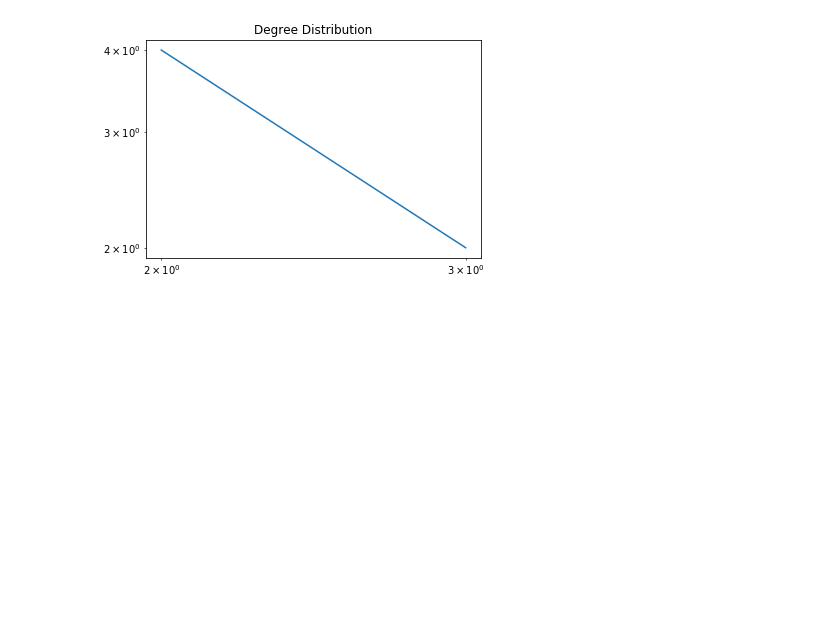
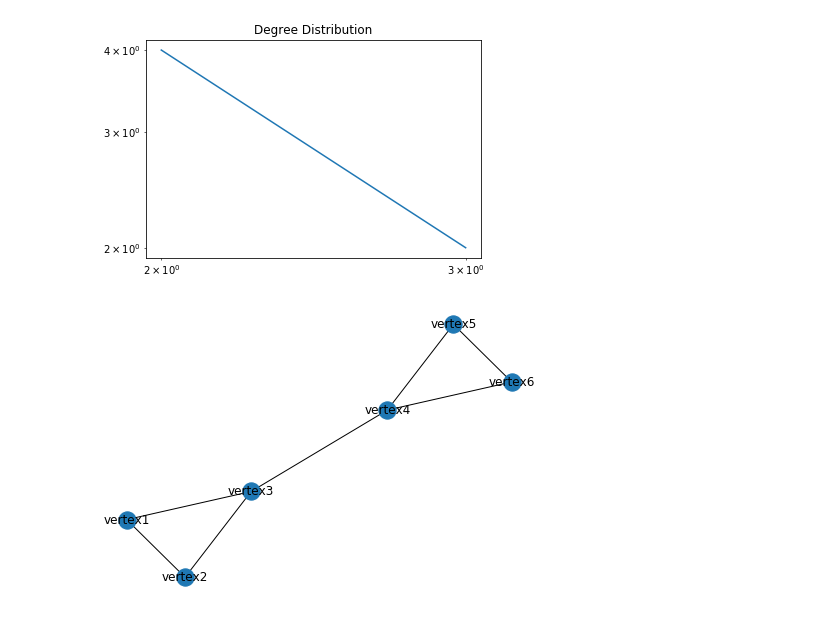
Before and after one commit to mqpasta/networkanalys-python, a Jupyter notebook: Network Analysis in Python.ipynb, the cells around one changed output. Saved outputs shown, nothing was run; the diff lists cells and outputs as text; code cells hidden in the pictures; blank space fills up the shorter version.

```diff
--- a/Network Analysis in Python.ipynb
+++ b/Network Analysis in Python.ipynb
@@ -72,3 +81,8 @@ def plot_degree_distribution (wiki) :
 plot_degree_distribution(ug)
 # %% [output]
 [figure]
+# %%
+# draw a network with labels
+nx.draw(ug, with_labels=True)
+# %% [output]
+[figure, added]
```
Also changed, not shown: parts of 5 cells of this notebook, 2 other files.
